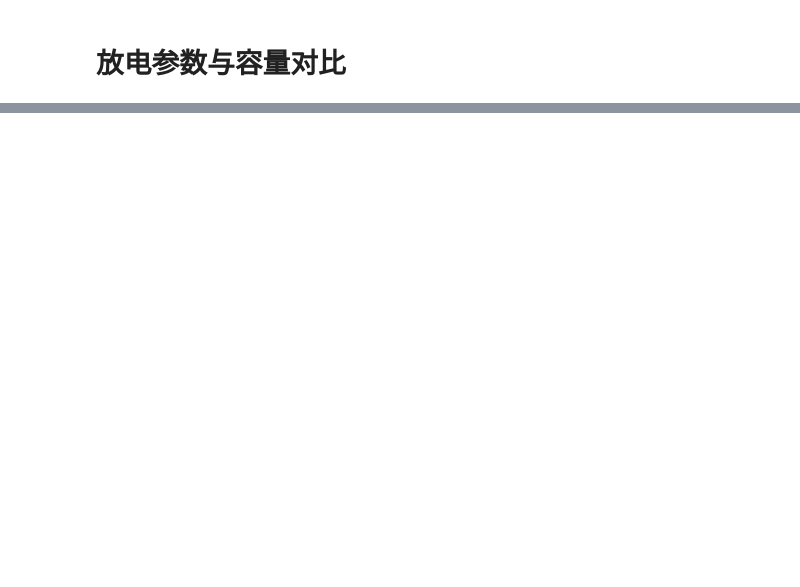
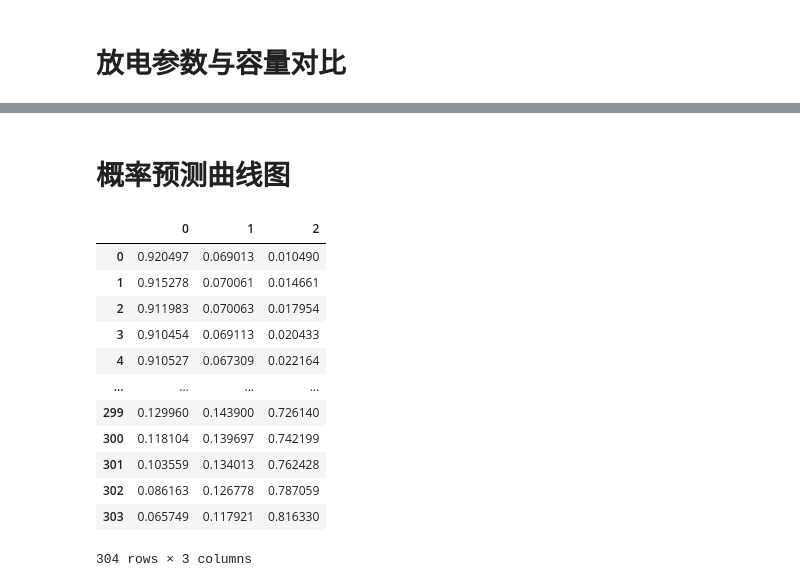
Before and after one commit to ShixiangLi/battery_predict, a Jupyter notebook: figs.ipynb, the cells around one changed output, grey strips where cells are left out. Cells and saved outputs as stored; diff of their text form; code cells hidden in the pictures; blank space fills up the shorter version.

```diff
--- a/figs.ipynb
+++ b/figs.ipynb
@@ -330,0 +399,2 @@ plt.savefig('E:\\毕业设计\\毕业\\V0\\figs\\第五章\\容量_温度方差.
+# %% [markdown]
+# 概率预测曲线图
@@ -330,0 +403,16 @@ plt.savefig('E:\\毕业设计\\毕业\\V0\\figs\\第五章\\容量_温度方差.
+# %%
+data
+# %% [output]
+|  | 0 | 1 | 2 |
+| 0 | 0.920497 | 0.069013 | 0.010490 |
+| 1 | 0.915278 | 0.070061 | 0.014661 |
+| 2 | 0.911983 | 0.070063 | 0.017954 |
+| 3 | 0.910454 | 0.069113 | 0.020433 |
+| 4 | 0.910527 | 0.067309 | 0.022164 |
+| ... | ... | ... | ... |
+| 299 | 0.129960 | 0.143900 | 0.726140 |
+| 300 | 0.118104 | 0.139697 | 0.742199 |
+| 301 | 0.103559 | 0.134013 | 0.762428 |
+| 302 | 0.086163 | 0.126778 | 0.787059 |
+| 303 | 0.065749 | 0.117921 | 0.816330 |
+304 rows × 3 columns
```
Also changed, not shown: parts of 47 cells of this notebook, 1 other file.
